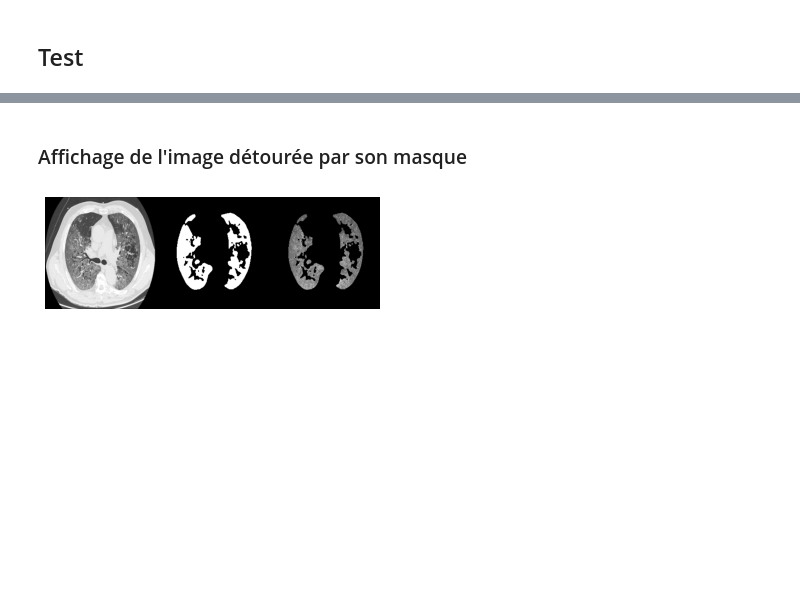
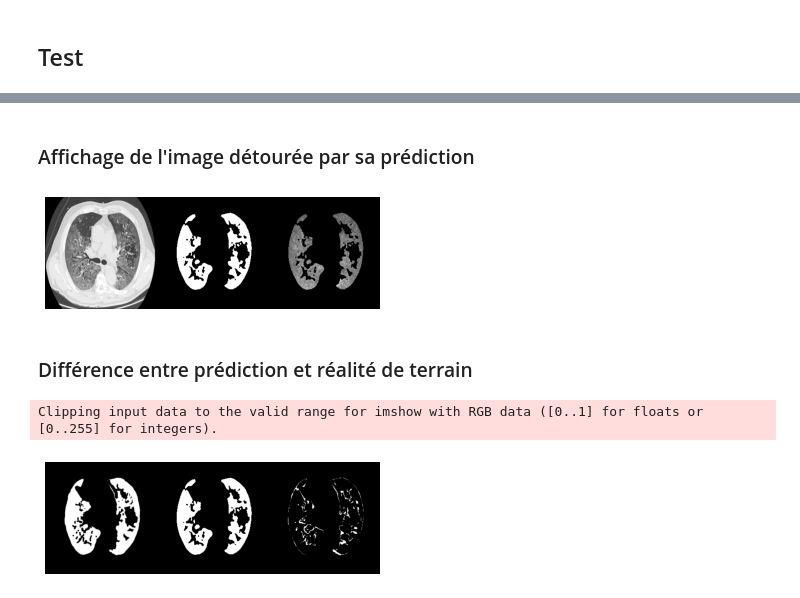
Before and after one commit to Rom1deTroyes/Segmentation_Lesions_Pulmonaires, a Jupyter notebook: Unet.ipynb, the cells around one changed output, grey strips where cells are left out. Saved outputs shown, nothing was run; the diff lists cells and outputs as text; code cells hidden in the pictures; blank space fills up the shorter version.

```diff
--- a/Unet.ipynb
+++ b/Unet.ipynb
@@ -382,2 +488,22 @@ plt.show()
 # %% [markdown]
 ## Test
+# %%
+Eval = []
+
+for i in os.listdir(dir_img):
+    Image_Test = cv2.resize(cv2.imread(dir_img+i), (width, height))/255
+    Image = cv2.resize(cv2.imread(dir_img+i), (width, height))[:,:,2]
+    VT=cv2.resize(cv2.imread(dir_mask+i), (width, height))[:,:,2]
+    VT=(VT==255).astype(int)
+
+    Image_Test = np.expand_dims(Image_Test, axis=0)
+    Seg = model.predict(Image_Test)
+    Seg = ((Seg[0,:,:,0])>=0.5).astype(int)
+
+    Eval.append(SEG_EVAL(Seg,VT))
+
+    VIS_Seg,VIS_GT=VIS_EVAL(Image, Seg, VT, option = 'region')
+    cv2.imwrite('CNN_Results/Seg_'+i, VIS_Seg)
+    cv2.imwrite('CNN_Results/GT_'+i, VIS_GT)
+
+np.savetxt("CNN_Results.csv", Eval, delimiter=",")
@@ -384,5 +535,5 @@ plt.show()
 # %% [markdown]
-### Affichage de l'image détourée par son masque
+### Affichage de l'image détourée par sa prédiction
 # %%
 from PIL import Image
 
@@ -410,6 +561,41 @@ plt.savefig('test-pred.png', dpi = 300, bbox_inches='tight')
 plt.show()
 # %% [output]
 [figure]
+# %% [markdown]
+### Différence entre prédiction et réalité de terrain
+# %%
+from PIL import Image
+
+#width = height = 256
+
+raw = Image.open('test.png')
+
+raw = np.array(raw.resize((width, height)))/255.
+raw = raw[:,:,0:3]
+
+#predict the mask
+mask_pred = model.predict(np.expand_dims(raw, 0))
+
+#mask post-processing
+msk = mask_pred.squeeze()
+msk = np.stack((msk,)*3, axis=-1)
+msk[msk >= 0.5] = 1
+msk[msk < 0.5] = 0
+
+#load Ground Truth
+gt = Image.open('test-mask.png')
+gt = np.array(gt.resize((width, height)))/255.
+gt = gt[:,:,0:3]
+
+#show the mask and the segmented image
+combined = np.concatenate([gt, msk, gt - msk], axis = 1)
+plt.axis('off')
+plt.imshow(combined)
+plt.savefig('test-pred.png', dpi = 300, bbox_inches='tight')
+plt.show()
+# %% [output]
+Clipping input data to the valid range for imshow with RGB data ([0..1] for floats or [0..255] for integers).
+[figure, added]
 # %%
 !git status
 # %% [output]
```
Also changed, not shown: parts of 17 cells of this notebook.
